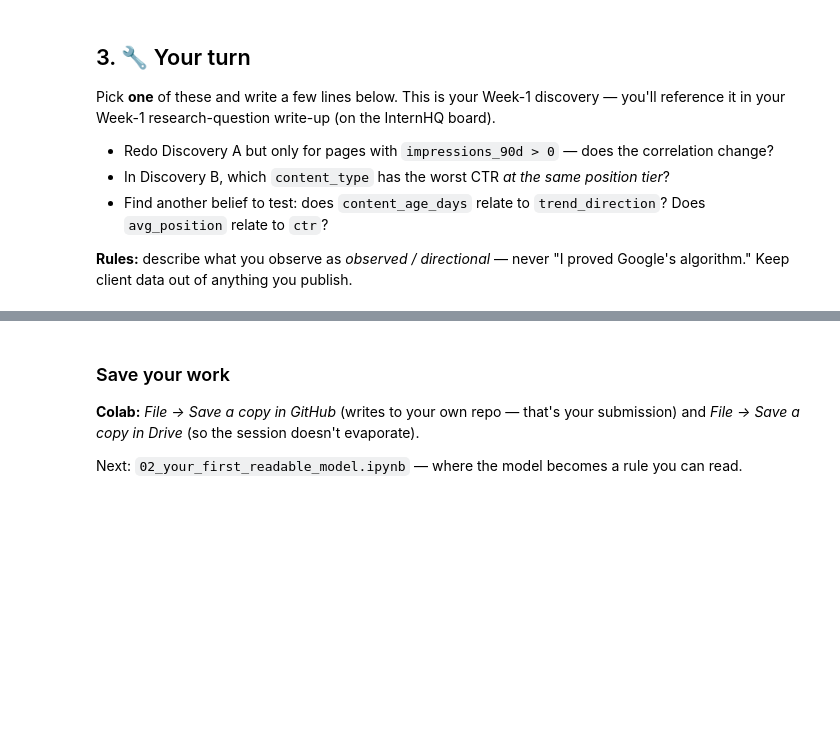
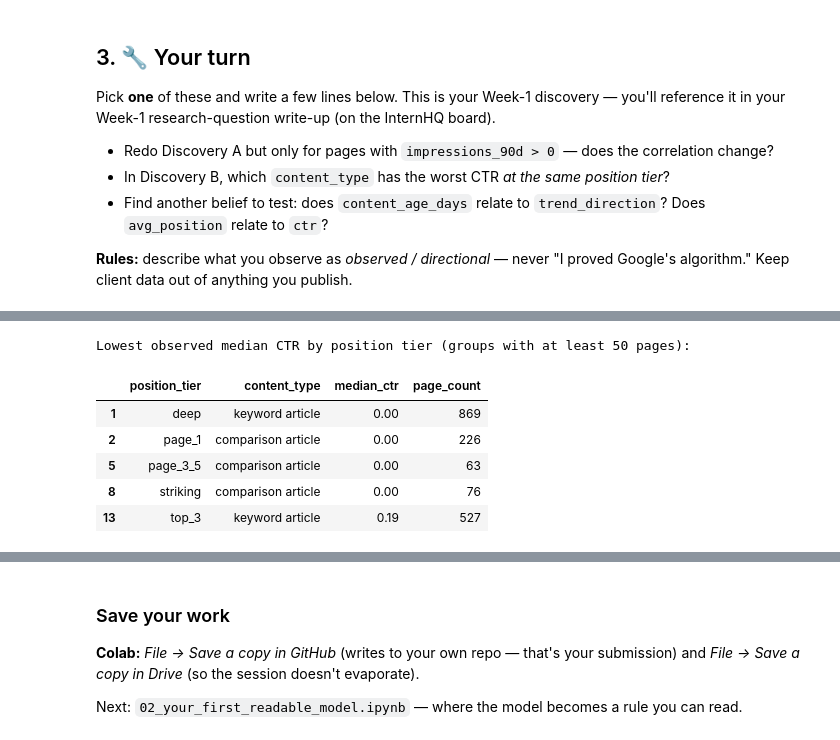
Before and after one commit to NourhanFarag/nourhan-flyrank-ml-internship, a Jupyter notebook: notebooks/01_first_look_and_discovery.ipynb, the cells around one changed output, grey strips where cells are left out. Saved outputs shown, nothing was run; the diff lists cells and outputs as text; code cells hidden in the pictures; blank space fills up the shorter version.

```diff
--- a/notebooks/01_first_look_and_discovery.ipynb
+++ b/notebooks/01_first_look_and_discovery.ipynb
@@ -101,0 +198,42 @@ Pick **one** of these and write a few lines below. This is your Week-1 discovery
+# %%
+# Keep only groups supported by at least 50 pages.
+# This prevents very small groups from driving the conclusion.
+reliable_groups = ctr_summary[
+    ctr_summary["page_count"] >= 50
+].copy()
+
+# Find the lowest median CTR observed within each position tier.
+reliable_groups["lowest_median_in_tier"] = (
+    reliable_groups
+    .groupby("position_tier")["median_ctr"]
+    .transform("min")
+)
+
+# Keep every content type tied for the lowest median CTR.
+# We keep ties instead of choosing one arbitrarily.
+worst_ctr_groups = (
+    reliable_groups[
+        reliable_groups["median_ctr"]
+        == reliable_groups["lowest_median_in_tier"]
+    ]
+    .sort_values(
+        ["position_tier", "page_count"],
+        ascending=[True, False]
+    )
+    [["position_tier", "content_type", "median_ctr", "page_count"]]
+)
+
+print(
+    "Lowest observed median CTR by position tier "
+    "(groups with at least 50 pages):"
+)
+
+worst_ctr_groups
+# %% [output]
+Lowest observed median CTR by position tier (groups with at least 50 pages):
+|  | position_tier | content_type | median_ctr | page_count |
+| 1 | deep | keyword article | 0.00 | 869 |
+| 2 | page_1 | comparison article | 0.00 | 226 |
+| 5 | page_3_5 | comparison article | 0.00 | 63 |
+| 8 | striking | comparison article | 0.00 | 76 |
+| 13 | top_3 | keyword article | 0.19 | 527 |
```
Also changed, not shown: parts of 14 cells of this notebook.
